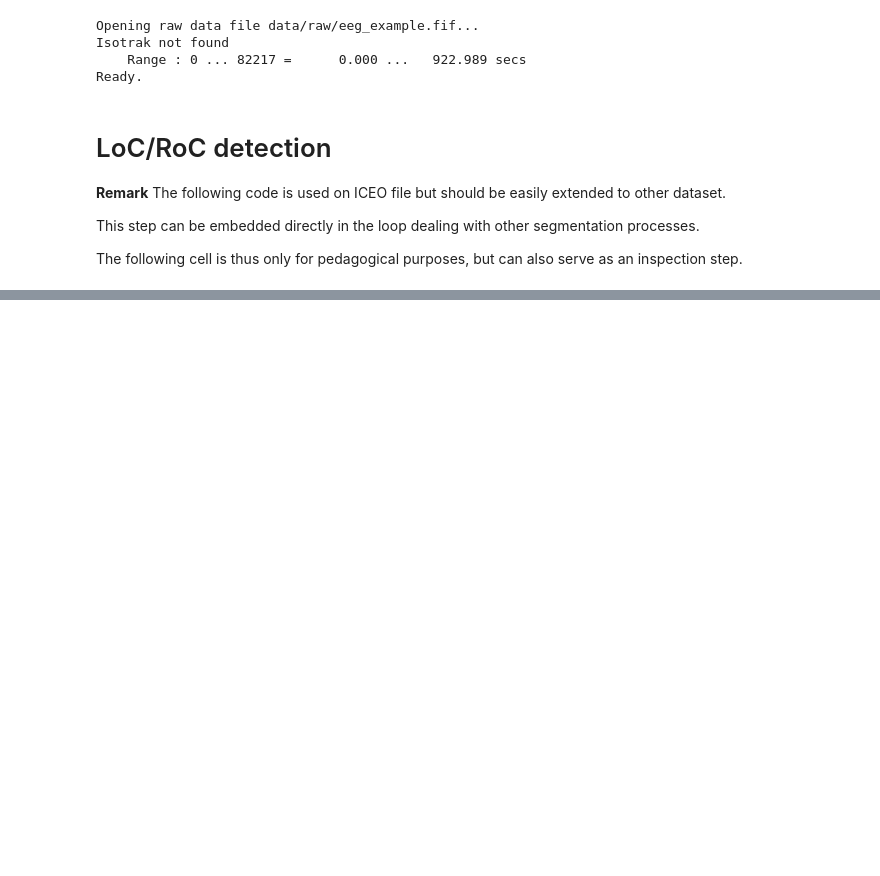
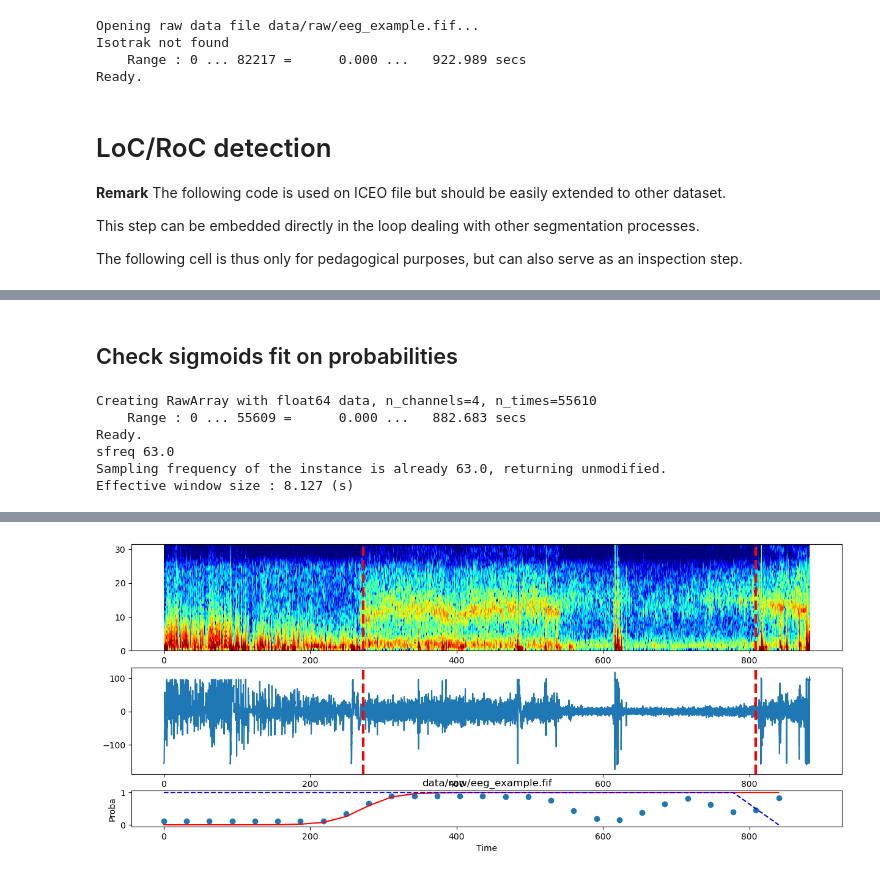
Before and after one commit to larib-data/boostlocroc, a Jupyter notebook: quickstart.ipynb, the cells around one changed output, grey strips where cells are left out. Cells and saved outputs as stored; diff of their text form; code cells hidden in the pictures; blank space fills up the shorter version.

```diff
--- a/quickstart.ipynb
+++ b/quickstart.ipynb
@@ -61,0 +71,34 @@ Wall time: 2.23 s
+# %% [markdown]
+## Check sigmoids fit on probabilities
+# %%
+%%time
+
+# Truncate the file
+file_tmp = Truncate_fif(file_tmp)
+
+# Calculate the duration in seconds
+duration_sec = file_tmp.n_times / file_tmp.info['sfreq']
+print('sfreq', file_tmp.info['sfreq'])
+
+# Check if the duration is greater than 5 minutes
+if duration_sec > 5 * 60:
+    # Resample the file to 63 Hz
+    file_tmp = file_tmp.resample(63)
+
+    # Extract the sampling frequency and create a time vector
+    Fs = file_tmp.info['sfreq']  # Hz
+    time = np.linspace(0, file_tmp.get_data().shape[1]/Fs, file_tmp.get_data().shape[1], endpoint=False)
+    Fp2 = file_tmp.get_data()[1,:]*10**6  # 10*6 because .fif is saved in Volts
+
+    # Extract parameters and data for LoC and RoC
+    time_loc, time_roc, t_proba, proba, LoC_params, RoC_params = extract_loc_roc(file_tmp)
+
+    # Visualize Spectrogram, EEG, and proba
+    plot_spectrogram_debug(time_loc, time_roc, Fp2, Fs, time, t_proba, proba, LoC_params, RoC_params, filename)
+# %% [output]
+Creating RawArray with float64 data, n_channels=4, n_times=55610
+    Range : 0 ... 55609 =      0.000 ...   882.683 secs
+Ready.
+sfreq 63.0
+Sampling frequency of the instance is already 63.0, returning unmodified.
+Effective window size : 8.127 (s)
@@ -61,0 +108 @@ Wall time: 2.23 s
+[figure, added]
```
Also changed, not shown: parts of 6 cells of this notebook, 10 other files.
